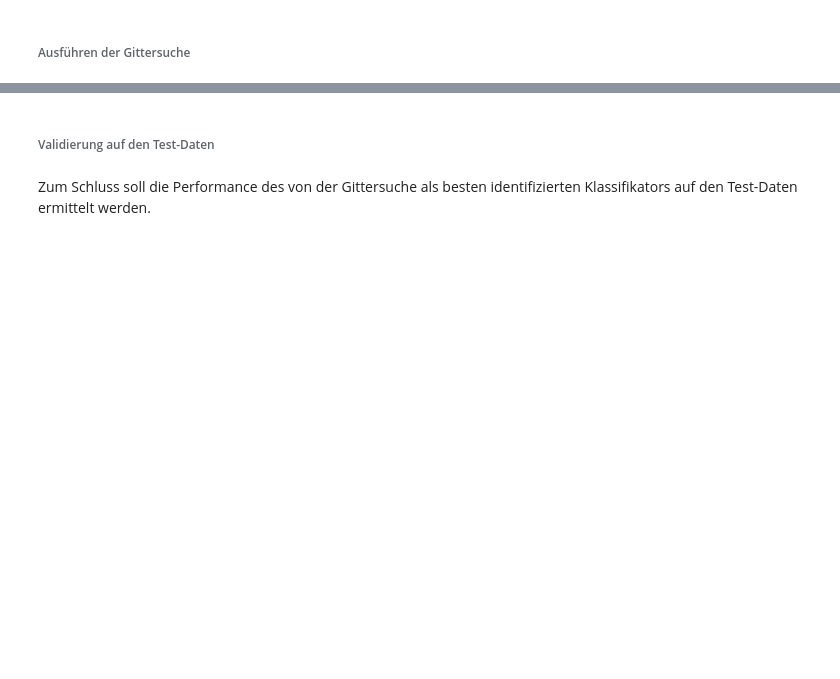
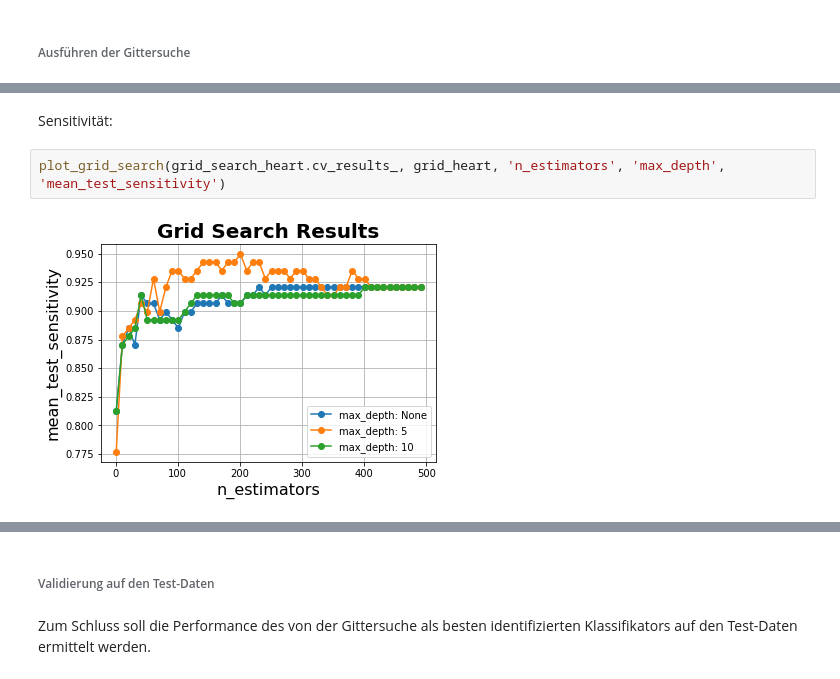
Before and after one commit to tecoKIT/smart-data-analytics, a Jupyter notebook: Uebung2/Exercise3.ipynb, the cells around one changed output, grey strips where cells are left out. Drawn from its saved outputs; the diff is of its cells as text; blank space fills up the shorter version.

```diff
--- a/Uebung2/Exercise3.ipynb
+++ b/Uebung2/Exercise3.ipynb
@@ -313,0 +360,6 @@ plot_grid_search(search_heart.cv_results_, grid_heart['n_estimators'], grid_hear
+# %% [markdown]
+Sensitivität:
+# %%
+plot_grid_search(grid_search_heart.cv_results_, grid_heart, 'n_estimators', 'max_depth', 'mean_test_sensitivity')
+# %% [output]
+[figure, added]
```
Also changed, not shown: parts of 39 cells of this notebook.
